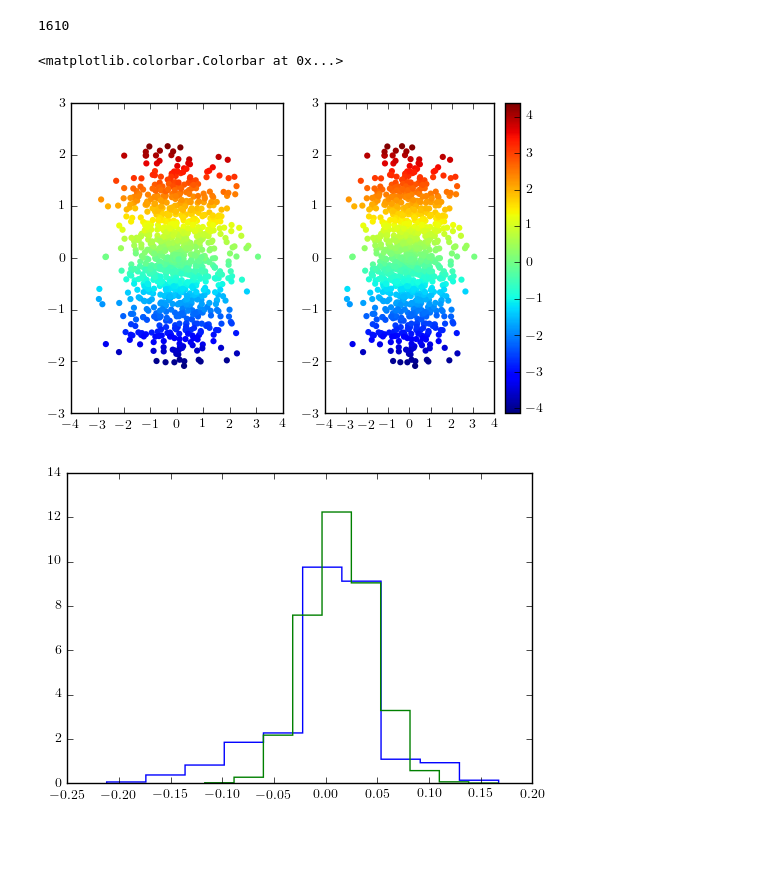
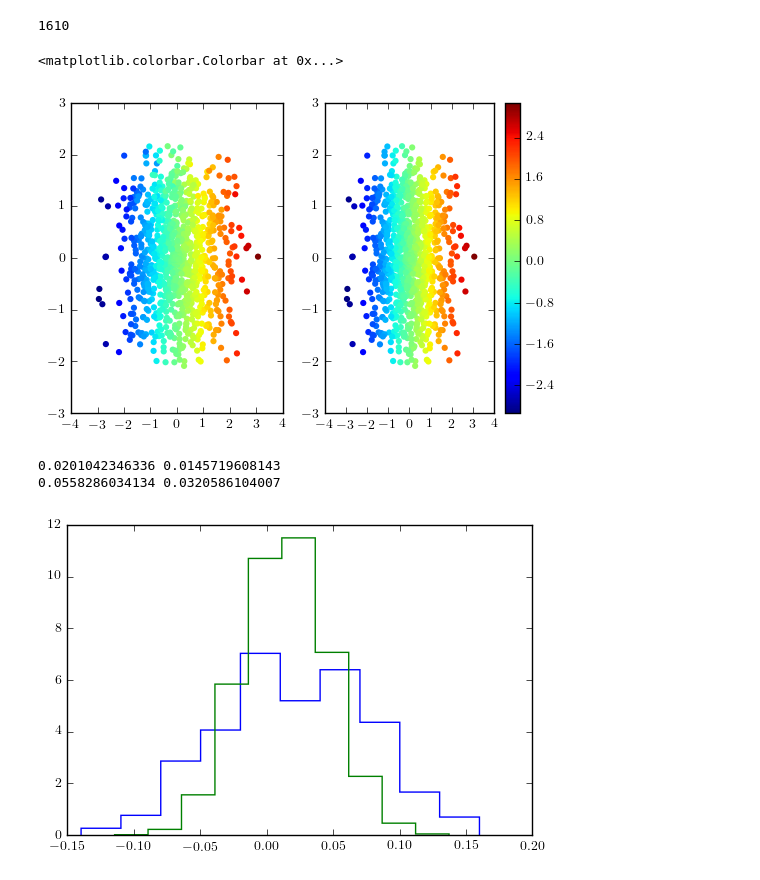
Before and after one commit to dfm/exoabc, a Jupyter notebook: abctest.ipynb, the cells around one changed output. Drawn from its saved outputs; the diff is of its cells as text; code cells hidden in the pictures; blank space fills up the shorter version.

```diff
--- a/abctest.ipynb
+++ b/abctest.ipynb
@@ -223,18 +219,18 @@ len(training_theta)
 # %% [output]
 1610
 # %%
-i = 1
+i = 0
 y = training_stats[:, i]
 vmin = y.min()
 vmax = y.max()
 
 fig, axes = pl.subplots(1, 2)
 cf = axes[0].scatter(training_theta[:, 0], training_theta[:, 1], c=y, edgecolor="none", vmin=vmin, vmax=vmax)
 axes[1].scatter(training_theta[:, 0], training_theta[:, 1], c=mus[i], edgecolor="none", vmin=vmin, vmax=vmax)
 pl.colorbar(cf)
 # %% [output]
 <matplotlib.colorbar.Colorbar at 0x...>
-[figure, old version]
+[figure, new version]
 # %%
 ndim, nwalkers = 2, 36
 sampler = emcee.EnsembleSampler(nwalkers, ndim, lnprob)
@@ -245,7 +241,13 @@ sampler.reset()
 pos, _, _ = sampler.run_mcmc(pos, 1000);
 # %%
 i = 0
+
+print(np.mean(chain[:, i]), np.mean(sampler.flatchain[:, i]))
+print(np.std(chain[:, i]), np.std(sampler.flatchain[:, i]))
+
 pl.hist(chain[:, i], histtype="step", normed=True)
 pl.hist(sampler.flatchain[:, i], histtype="step", normed=True);
 # %% [output]
+0.0201042346336 0.0145719608143
+0.0558286034134 0.0320586104007
-[figure, old version]
+[figure, new version]
```
Also changed, not shown: parts of 3 cells of this notebook, 7 other files.
